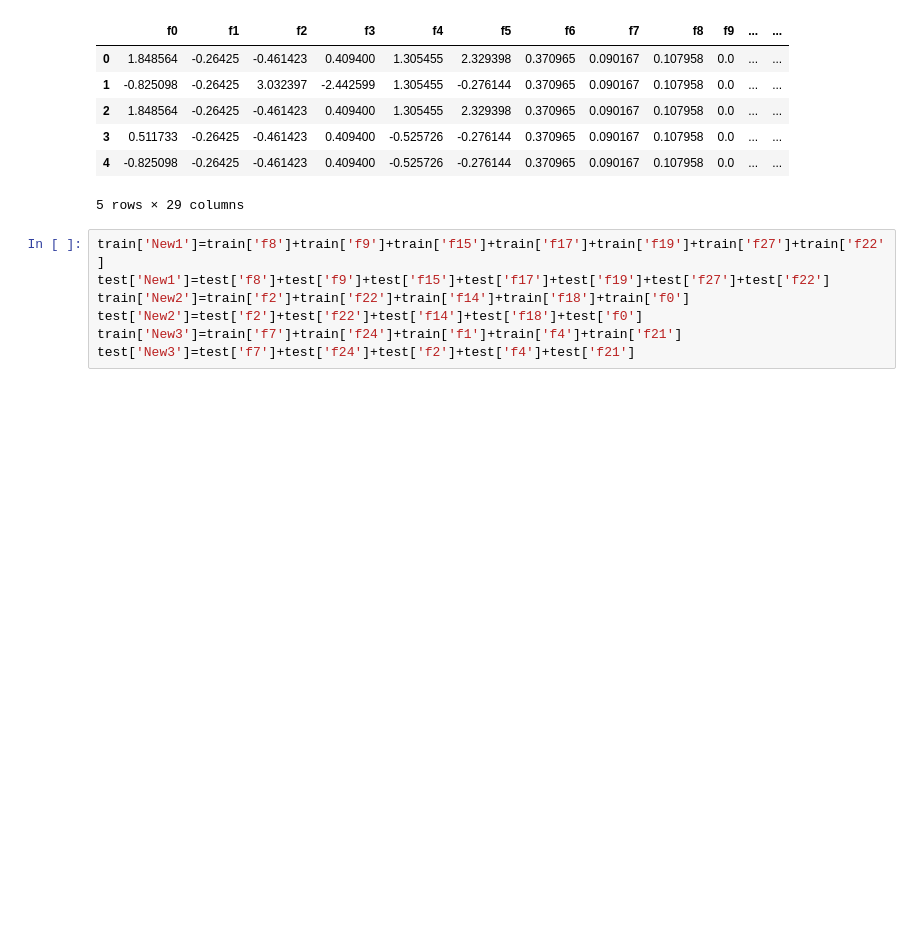
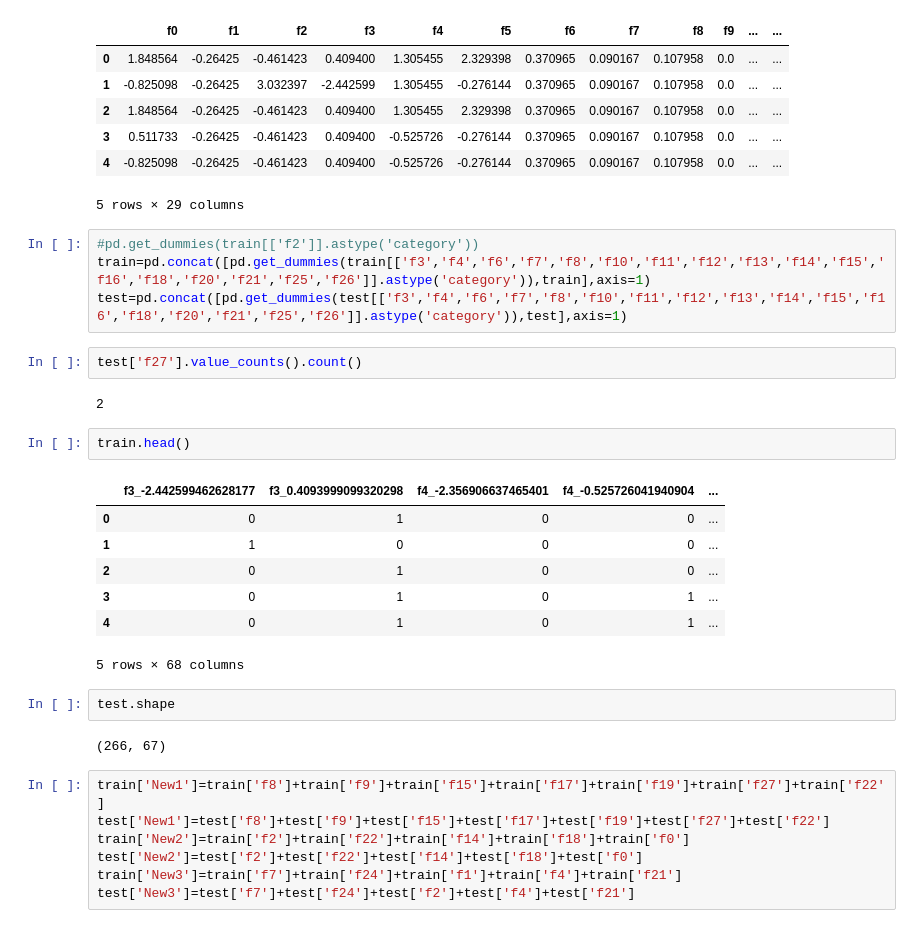
Before and after one commit to RahulGupta16/MachineHack-metalfurnace-classification, a Jupyter notebook: Machinehack metal furnace classification.ipynb, the cells around one changed output. Cells and saved outputs as stored; diff of their text form; blank space fills up the shorter version.

```diff
--- a/Machinehack metal furnace classification.ipynb
+++ b/Machinehack metal furnace classification.ipynb
@@ -23,6 +27,28 @@ train.head()
 | 3 | 0.511733 | -0.26425 | -0.461423 | 0.409400 | -0.525726 | -0.276144 | 0.370965 | 0.090167 | 0.107958 | 0.0 | ... | ... |
 | 4 | -0.825098 | -0.26425 | -0.461423 | 0.409400 | -0.525726 | -0.276144 | 0.370965 | 0.090167 | 0.107958 | 0.0 | ... | ... |
 5 rows × 29 columns
+# %%
+#pd.get_dummies(train[['f2']].astype('category'))
+train=pd.concat([pd.get_dummies(train[['f3','f4','f6','f7','f8','f10','f11','f12','f13','f14','f15','f16','f18','f20','f21','f25','f26']].astype('category')),train],axis=1)
+test=pd.concat([pd.get_dummies(test[['f3','f4','f6','f7','f8','f10','f11','f12','f13','f14','f15','f16','f18','f20','f21','f25','f26']].astype('category')),test],axis=1)
+# %%
+test['f27'].value_counts().count()
+# %% [output]
+2
+# %%
+train.head()
+# %% [output]
+|  | f3_-2.442599462628177 | f3_0.4093999099320298 | f4_-2.356906637465401 | f4_-0.525726041940904 | ... |
+| 0 | 0 | 1 | 0 | 0 | ... |
+| 1 | 1 | 0 | 0 | 0 | ... |
+| 2 | 0 | 1 | 0 | 0 | ... |
+| 3 | 0 | 1 | 0 | 1 | ... |
+| 4 | 0 | 1 | 0 | 1 | ... |
+5 rows × 68 columns
+# %%
+test.shape
+# %% [output]
+(266, 67)
 # %%
 train['New1']=train['f8']+train['f9']+train['f15']+train['f17']+train['f19']+train['f27']+train['f22']
 test['New1']=test['f8']+test['f9']+test['f15']+test['f17']+test['f19']+test['f27']+test['f22']
```
Also changed, not shown: parts of 8 cells of this notebook, 1 other file.
